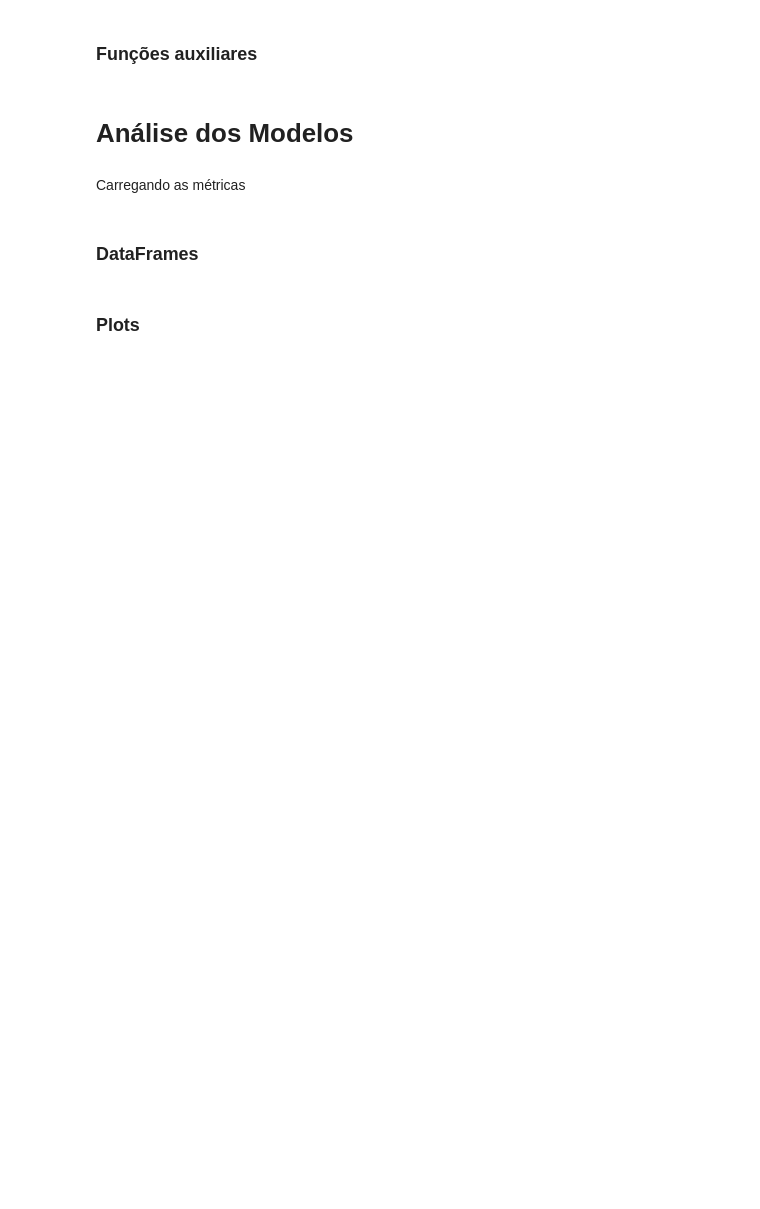
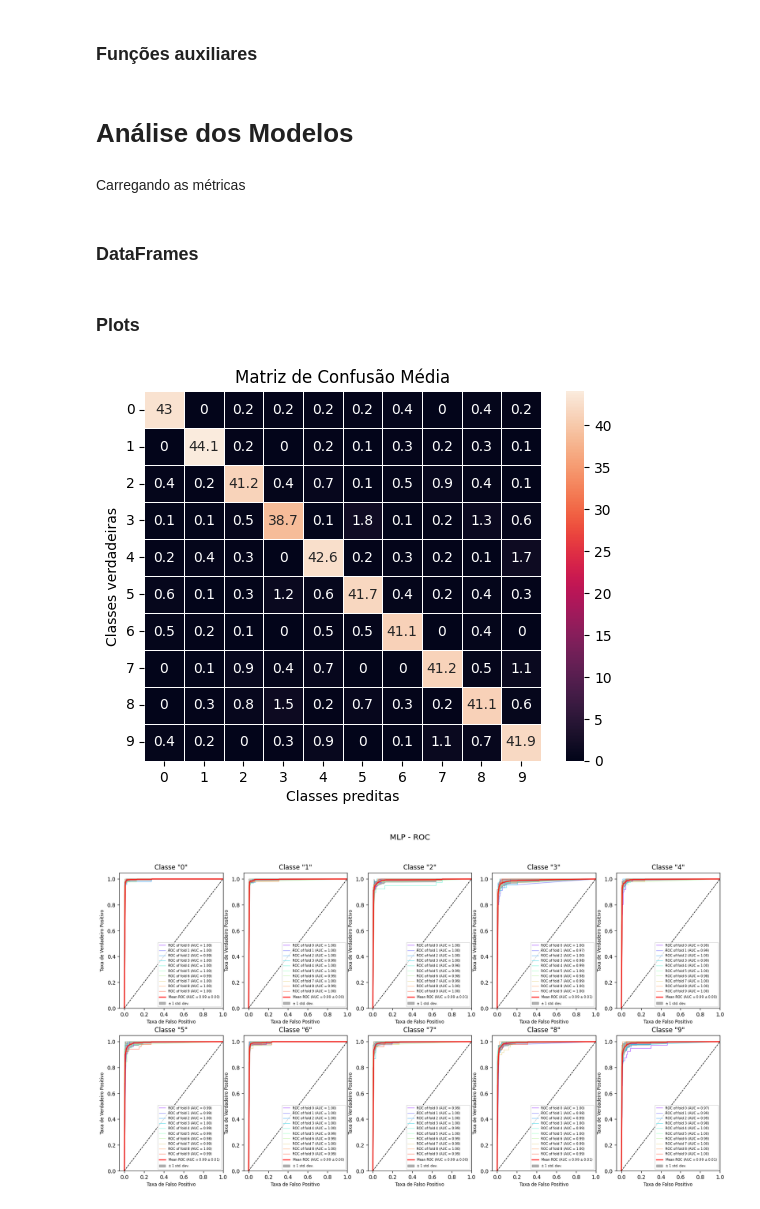
Before and after one commit to carlosgcarneiro/PESMnist, a Jupyter notebook: aed_mnist.ipynb, the cells around one changed output. Cells and saved outputs as stored; diff of their text form; code cells hidden in the pictures; blank space fills up the shorter version.

```diff
--- a/aed_mnist.ipynb
+++ b/aed_mnist.ipynb
@@ -59,6 +67,12 @@ fscore_df = pd.DataFrame(
 )
 # %% [markdown]
 ### Plots
+# %%
+mlp_results = Results('MLP', mlp_acc, mlp_f1, mlp_cm, mlp_roc, '')
+mlp_results.plot()
+# %% [output]
+[figure, added]
+[figure, added]
 # %%
 # Acurácias
 plot_box(acc_df, 'Acurácias')
```
Also changed, not shown: parts of 8 cells of this notebook, 21 other files.
